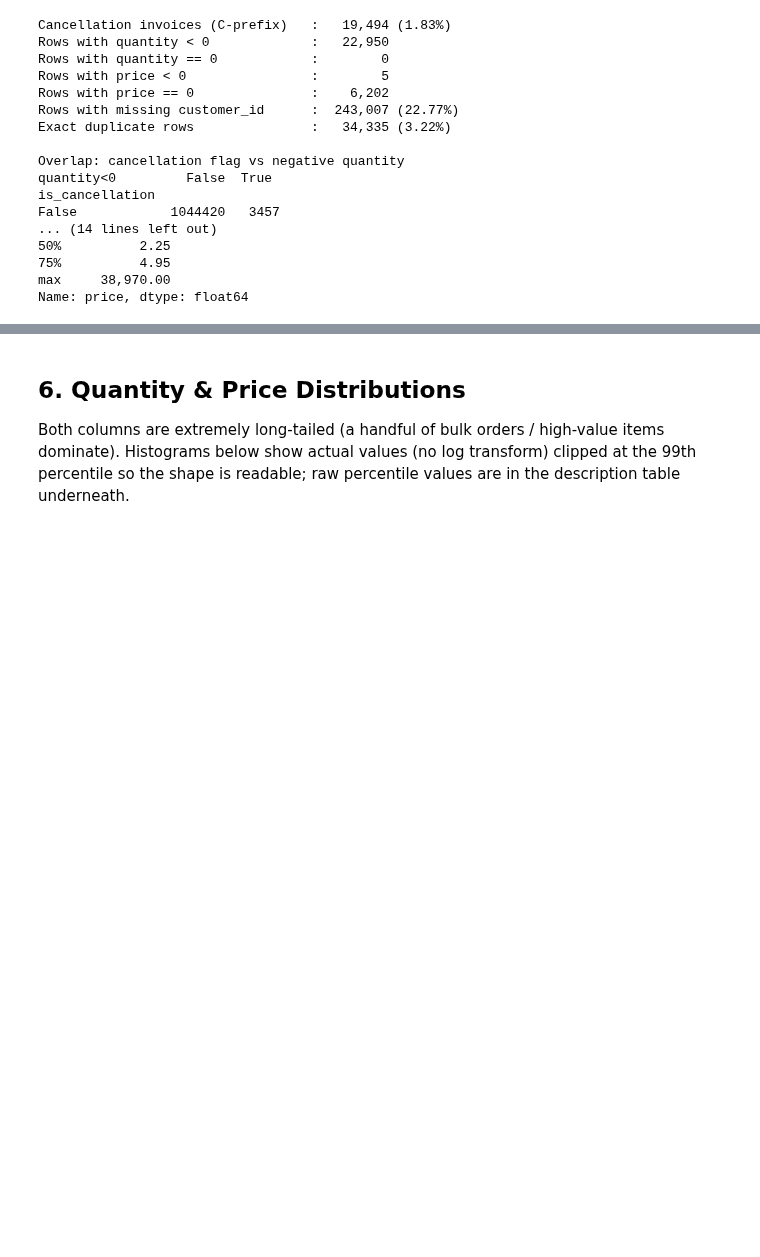
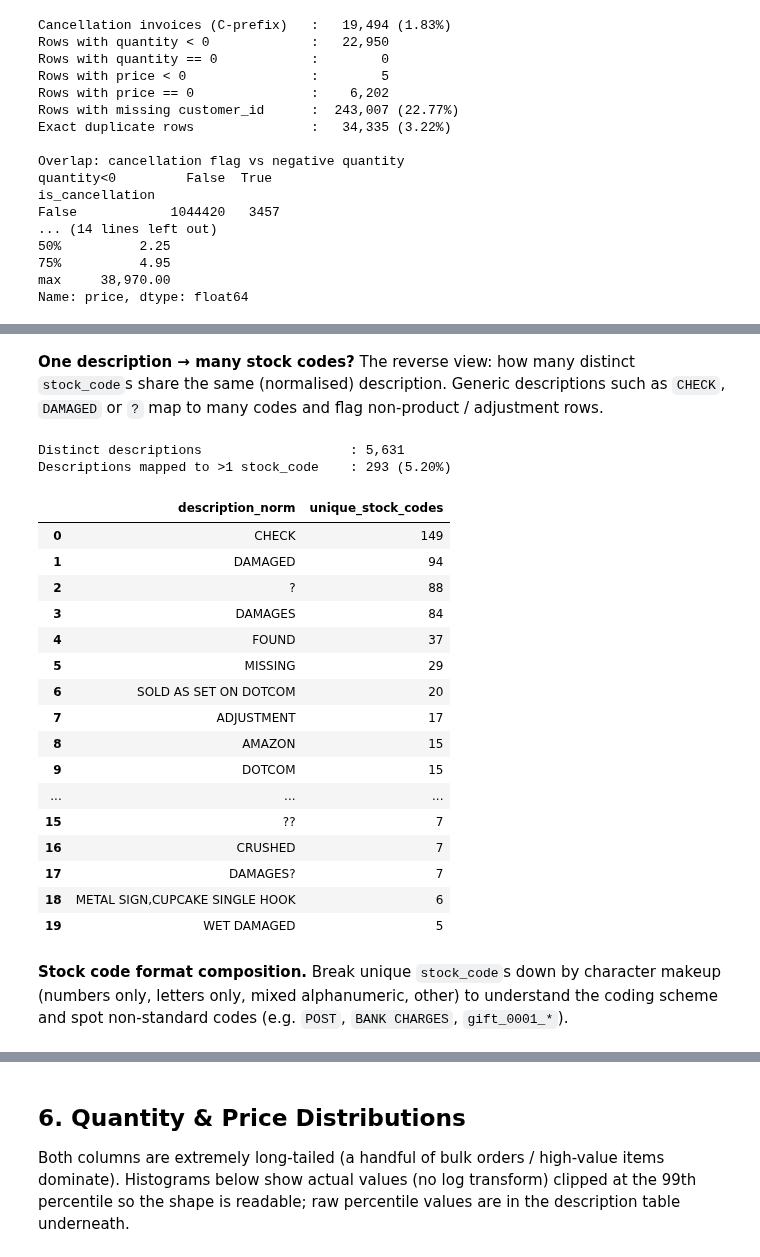
Before and after one commit to Lazr-Galstyan/testing_autoresearch, a Jupyter notebook: notebooks/01_eda_raw.ipynb, the cells around one changed output, grey strips where cells are left out. Drawn from its saved outputs; the diff is of its cells as text; code cells hidden in the pictures; blank space fills up the shorter version.

```diff
--- a/notebooks/01_eda_raw.ipynb
+++ b/notebooks/01_eda_raw.ipynb
@@ -160,0 +163,20 @@ Name: price, dtype: float64
+# %%
+desc_norm = df['description'].astype(str).str.strip().str.upper()
+
+code_description = (
+    df.assign(description_norm=desc_norm)
+      .groupby('stock_code')['description_norm']
+      .nunique()
+      .sort_values(ascending=False)
+      .reset_index(name='unique_descriptions')
+)
+
+n_codes    = len(code_description)
+n_multi    = (code_description['unique_descriptions'] > 1).sum()
+n_nan_desc = df[df['description'].isna()]['stock_code'].nunique()
+
+print(f'Stock codes total                       : {n_codes:,}')
+print(f'Stock codes with >1 description         : {n_multi:,} ({n_multi/n_codes*100:.2f}%)')
+print(f'Stock codes with any NaN description    : {n_nan_desc:,}')
+
+code_description[code_description['unique_descriptions'] > 1]
@@ -160,0 +220,43 @@ Name: price, dtype: float64
+# %% [markdown]
+**One description → many stock codes?** The reverse view: how many distinct `stock_code`s share the same (normalised) description. Generic descriptions such as `CHECK`, `DAMAGED` or `?` map to many codes and flag non-product / adjustment rows.
+# %%
+mask = df['description'].notna()
+
+description_codes = (
+    df[mask]
+      .assign(description_norm=desc_norm[mask])
+      .groupby('description_norm')['stock_code']
+      .nunique()
+      .sort_values(ascending=False)
+      .reset_index(name='unique_stock_codes')
+)
+
+n_desc  = len(description_codes)
+n_multi = (description_codes['unique_stock_codes'] > 1).sum()
+
+print(f'Distinct descriptions                   : {n_desc:,}')
+print(f'Descriptions mapped to >1 stock_code    : {n_multi:,} ({n_multi/n_desc*100:.2f}%)')
+
+description_codes[description_codes['unique_stock_codes'] > 1].head(20)
+# %% [output]
+Distinct descriptions                   : 5,631
+Descriptions mapped to >1 stock_code    : 293 (5.20%)
+|  | description_norm | unique_stock_codes |
+| 0 | CHECK | 149 |
+| 1 | DAMAGED | 94 |
+| 2 | ? | 88 |
+| 3 | DAMAGES | 84 |
+| 4 | FOUND | 37 |
+| 5 | MISSING | 29 |
+| 6 | SOLD AS SET ON DOTCOM | 20 |
+| 7 | ADJUSTMENT | 17 |
+| 8 | AMAZON | 15 |
+| 9 | DOTCOM | 15 |
+| ... | ... | ... |
+| 15 | ?? | 7 |
+| 16 | CRUSHED | 7 |
+| 17 | DAMAGES? | 7 |
+| 18 | METAL SIGN,CUPCAKE SINGLE HOOK | 6 |
+| 19 | WET DAMAGED | 5 |
+# %% [markdown]
+**Stock code format composition.** Break unique `stock_code`s down by character makeup (numbers only, letters only, mixed alphanumeric, other) to understand the coding scheme and spot non-standard codes (e.g. `POST`, `BANK CHARGES`, `gift_0001_*`).
```
Also changed, not shown: parts of 24 cells of this notebook, 3 other files.
